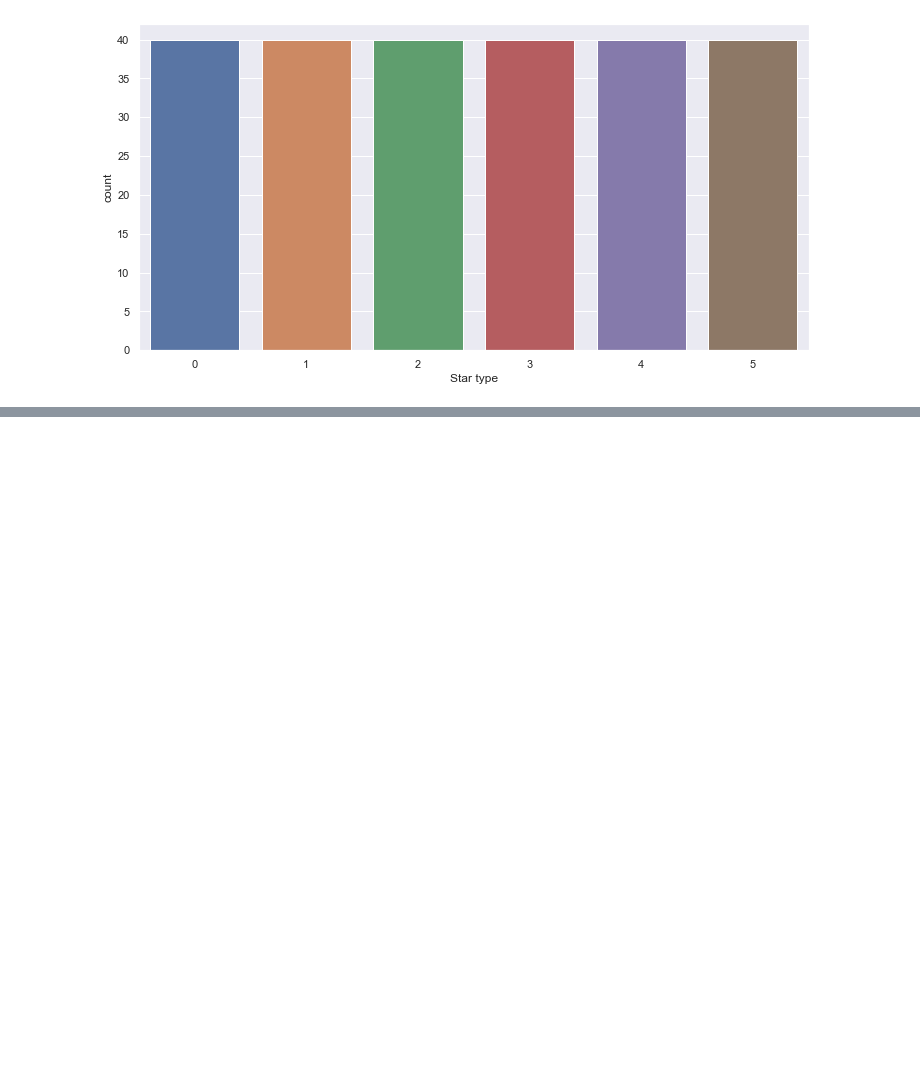
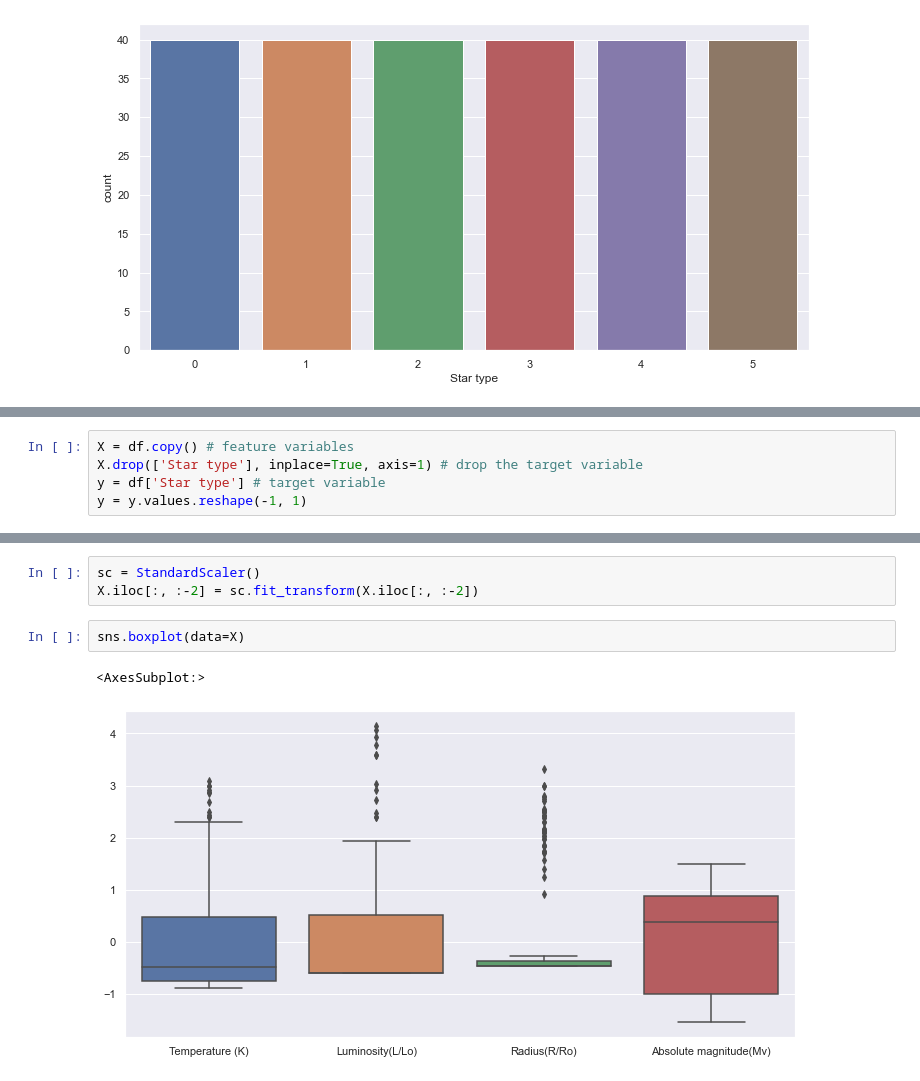
Before and after one commit to BanSolo/Star_types_classification, a Jupyter notebook: notebook/Star type classification notebook.ipynb, the cells around one changed output, grey strips where cells are left out. Cells and saved outputs as stored; diff of their text form; blank space fills up the shorter version.

Commit message:
data preperations

```diff
--- a/notebook/Star type classification notebook.ipynb
+++ b/notebook/Star type classification notebook.ipynb
@@ -134,0 +127,5 @@ df
+# %%
+X = df.copy() # feature variables
+X.drop(['Star type'], inplace=True, axis=1) # drop the target variable
+y = df['Star type'] # target variable
+y = y.values.reshape(-1, 1)
@@ -134,0 +148,8 @@ df
+# %%
+sc = StandardScaler()
+X.iloc[:, :-2] = sc.fit_transform(X.iloc[:, :-2])
+# %%
+sns.boxplot(data=X)
+# %% [output]
+<AxesSubplot:>
+[figure, added]
```
Also changed, not shown: parts of 11 cells of this notebook.
